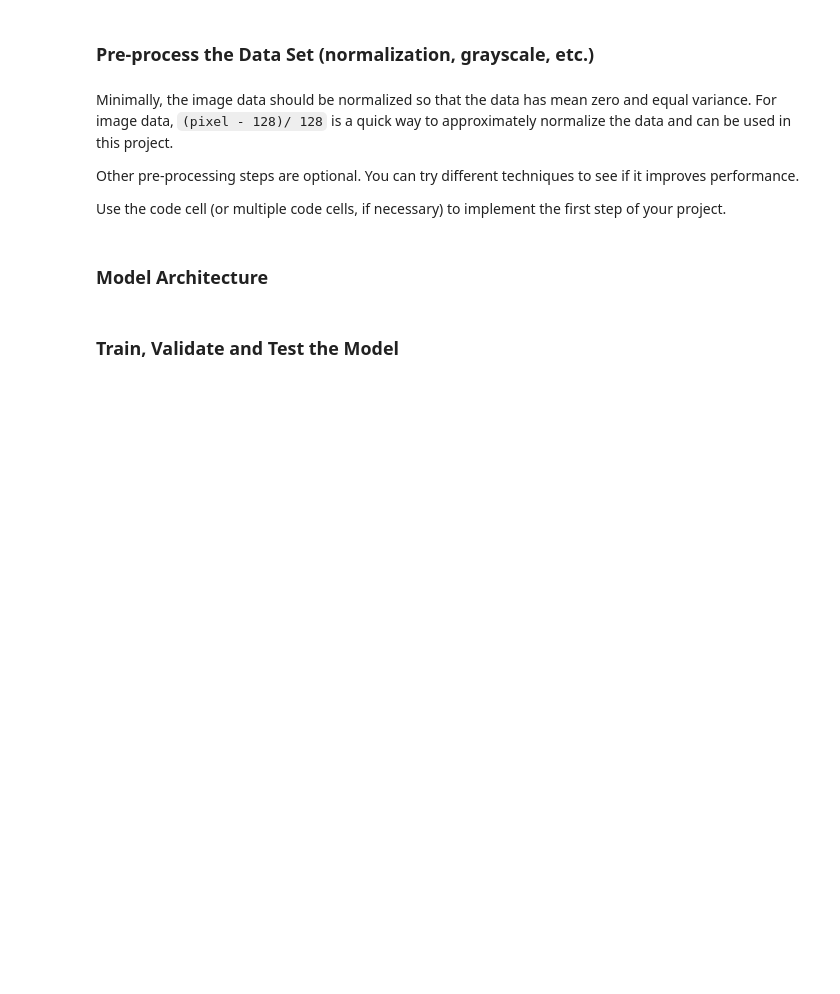
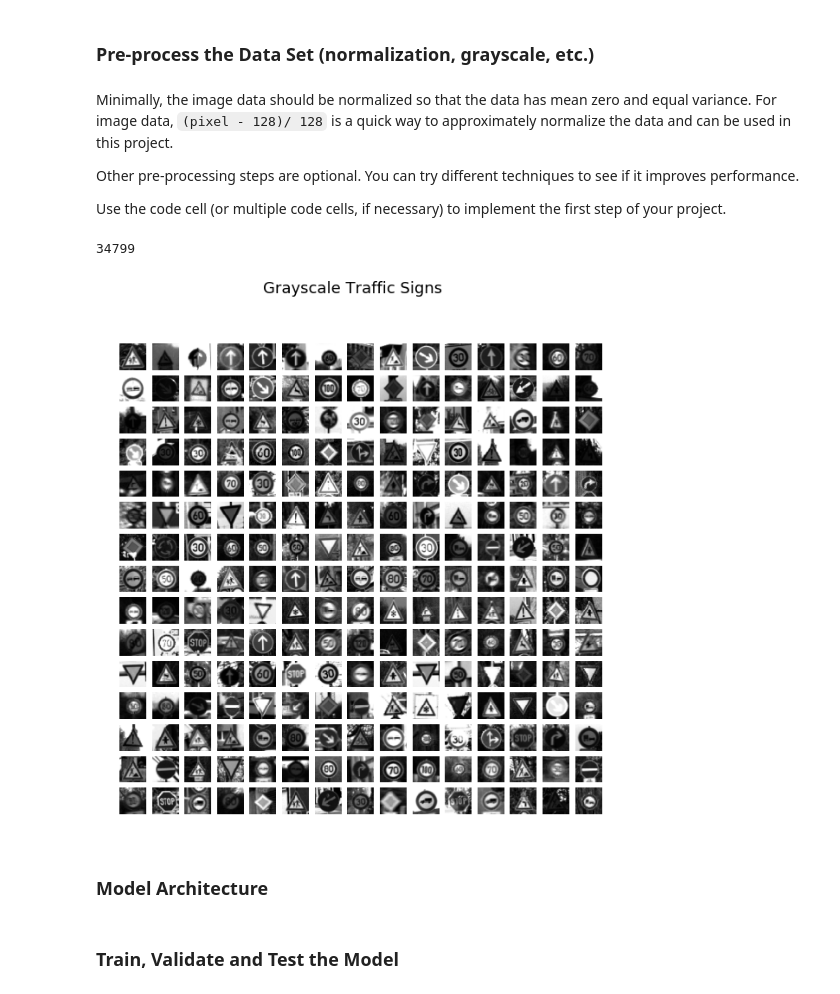
Before and after one commit to joseppii/Traffic-Sign-Classifier-Project, a Jupyter notebook: Traffic_Sign_Classifier.ipynb, the cells around one changed output. Cells and saved outputs as stored; diff of their text form; code cells hidden in the pictures; blank space fills up the shorter version.

```diff
--- a/Traffic_Sign_Classifier.ipynb
+++ b/Traffic_Sign_Classifier.ipynb
@@ -317,2 +135,61 @@ print(len(y_valid_aug))
+# %%
+### Preprocess the data here. It is required to normalize the data. Other preprocessing steps could include
+### converting to grayscale, etc.
+### Feel free to use as many code cells as needed.
+from sklearn.utils import shuffle
+import cv2
+
+print(len(X_train))
+def preprocess_dataset(x):
+    gray_xs = []
+    for img in x:
+        gray_x = cv2.cvtColor(img, cv2.COLOR_RGB2GRAY)
+        gray_x = gray_x.reshape(32,32,1)
+        gray_x = gray_x.astype('float32')
+        gray_x = (gray_x-128.)/128
+        gray_xs.append(gray_x)
+    return gray_xs
+X_train_gray = preprocess_dataset(X_train)
+X_valid_gray = preprocess_dataset(X_valid)
+X_test_gray = preprocess_dataset(X_test)
+
+X_train_gray, y_train = shuffle(X_train_gray, y_train)
+X_valid_gray, y_valid = shuffle(X_valid_gray, y_valid)
+#X_train = preprocess_dataset(X_train)
+#X_valid = preprocess_dataset(X_valid)
+#X_test = preprocess_dataset(X_test)
+# %% [output]
+34799
+# %%
+%matplotlib inline
+
+import matplotlib.gridspec as gridspec
+
+grid_size_x = 15
+grid_size_y = 15
+total_images = grid_size_x*grid_size_y
+
+gs1 = gridspec.GridSpec(grid_size_x, grid_size_y)
+gs1.update(wspace=0.01, hspace=0.02) # set the spacing between axes.
+fig = plt.figure(figsize=(10,10))
+fig.suptitle('Grayscale Traffic Signs', fontsize=18)
+
+i=0
+for index in range(0, len(X_train_gray),150):
+    image = X_train_gray[index].squeeze()
+    ax1 = plt.subplot(gs1[i])
+    ax1.set_xticklabels([])
+    ax1.set_yticklabels([])
+    ax1.set_aspect('equal')
+    plt.subplot(grid_size_x,grid_size_y,i+1)
+    plt.imshow(image, cmap='gray')
+    plt.axis('off')
+    i+=1
+    if i>=total_images:
+        break
+
+plt.show()
+# %% [output]
+[figure, added]
 # %% [markdown]
 ### Model Architecture
```
Also changed, not shown: parts of 21 cells of this notebook.
